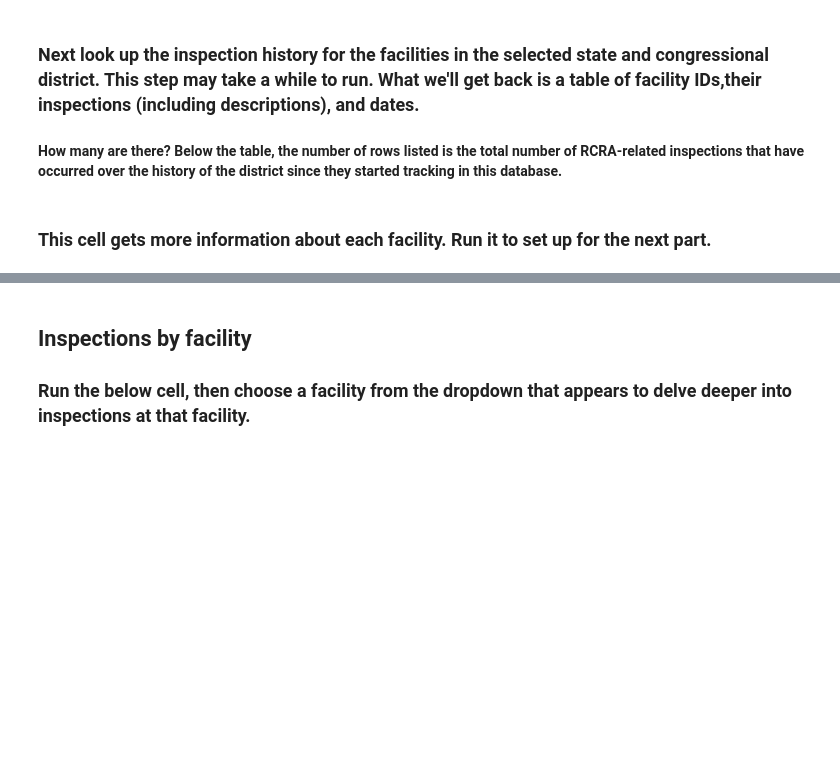
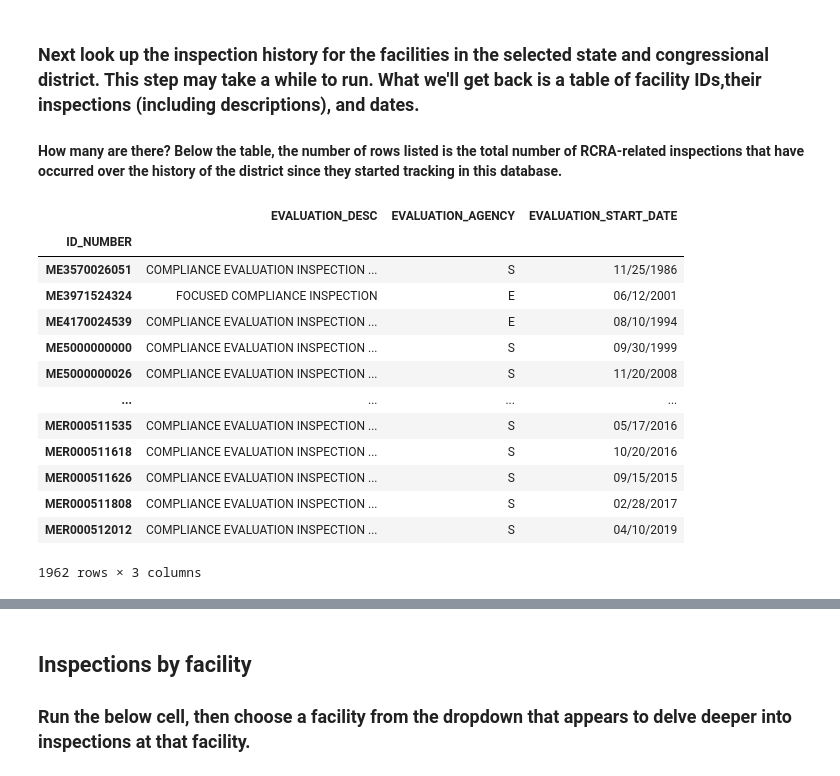
Before and after one commit to edgi-govdata-archiving/ECHO-Hazardous-Waste, a Jupyter notebook: rcra-inspections.ipynb, the cells around one changed output, grey strips where cells are left out. Drawn from its saved outputs; the diff is of its cells as text; code cells hidden in the pictures; blank space fills up the shorter version.

```diff
--- a/rcra-inspections.ipynb
+++ b/rcra-inspections.ipynb
@@ -139,11 +145,24 @@ print("There are %s RCRA facilities in %s district %s tracked in the ECHO databa
 # %%
 sql = "select ID_NUMBER, EVALUATION_DESC, EVALUATION_AGENCY, EVALUATION_START_DATE " + \
         " from `RCRA_EVALUATIONS` where ID_NUMBER like '" + my_state + "%'"
 url='http://apps.tlt.stonybrook.edu/echoepa/?query='
 data_location=url+urllib.parse.quote(sql)
 # print(data_location)
-rcra_data = pd.read_csv(data_location,encoding='iso-8859-1',header = 0)
+rcra_data = pd.read_csv(data_location,encoding='iso-8859-1')
 rcra_data.set_index( "ID_NUMBER", inplace=True)
 rcra_data
+# %% [output]
+|  | EVALUATION_DESC | EVALUATION_AGENCY | EVALUATION_START_DATE |
+| ID_NUMBER |  |  |  |
+| ME3570026051 | COMPLIANCE EVALUATION INSPECTION ... | S | 11/25/1986 |
+| ME3971524324 | FOCUSED COMPLIANCE INSPECTION | E | 06/12/2001 |
+| ME4170024539 | COMPLIANCE EVALUATION INSPECTION ... | E | 08/10/1994 |
+| ME5000000000 | COMPLIANCE EVALUATION INSPECTION ... | S | 09/30/1999 |
+| ME5000000026 | COMPLIANCE EVALUATION INSPECTION ... | S | 11/20/2008 |
+| ... | ... | ... | ... |
+| MER000511535 | COMPLIANCE EVALUATION INSPECTION ... | S | 05/17/2016 |
+| MER000511618 | COMPLIANCE EVALUATION INSPECTION ... | S | 10/20/2016 |
+| MER000511626 | COMPLIANCE EVALUATION INSPECTION ... | S | 09/15/2015 |
+| MER000511808 | COMPLIANCE EVALUATION INSPECTION ... | S | 02/28/2017 |
+| MER000512012 | COMPLIANCE EVALUATION INSPECTION ... | S | 04/10/2019 |
+1962 rows × 3 columns
-# %% [markdown]
-### This cell gets more information about each facility. Run it to set up for the next part.
```
Also changed, not shown: parts of 31 cells of this notebook.
